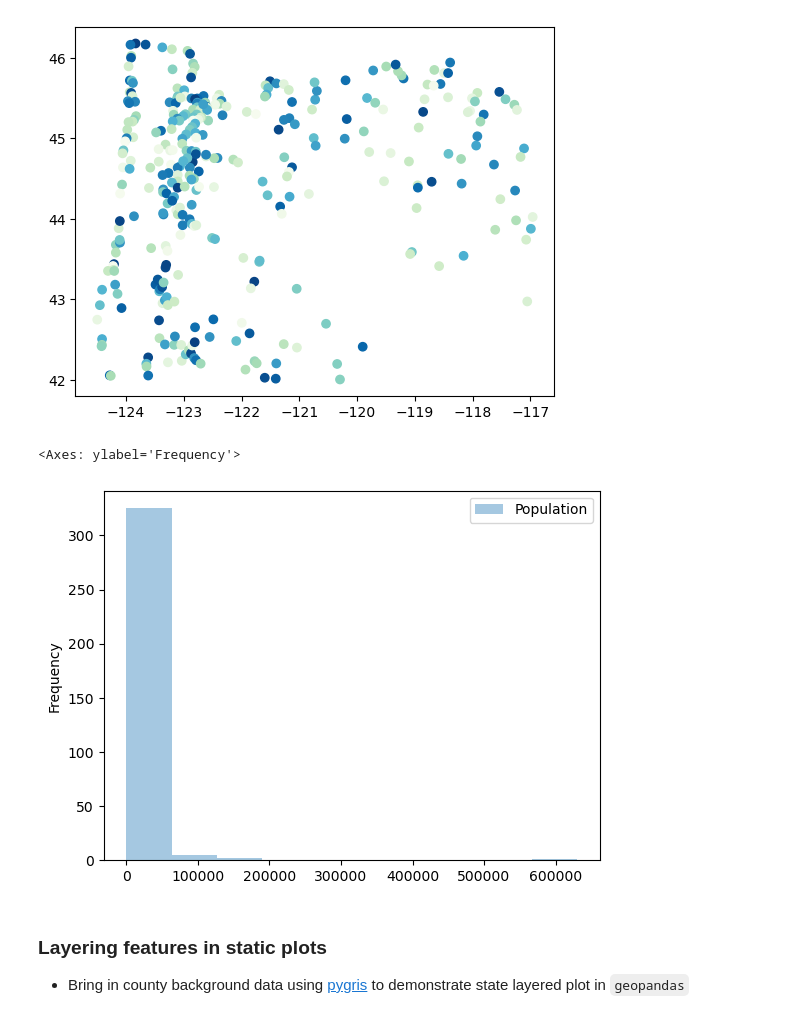
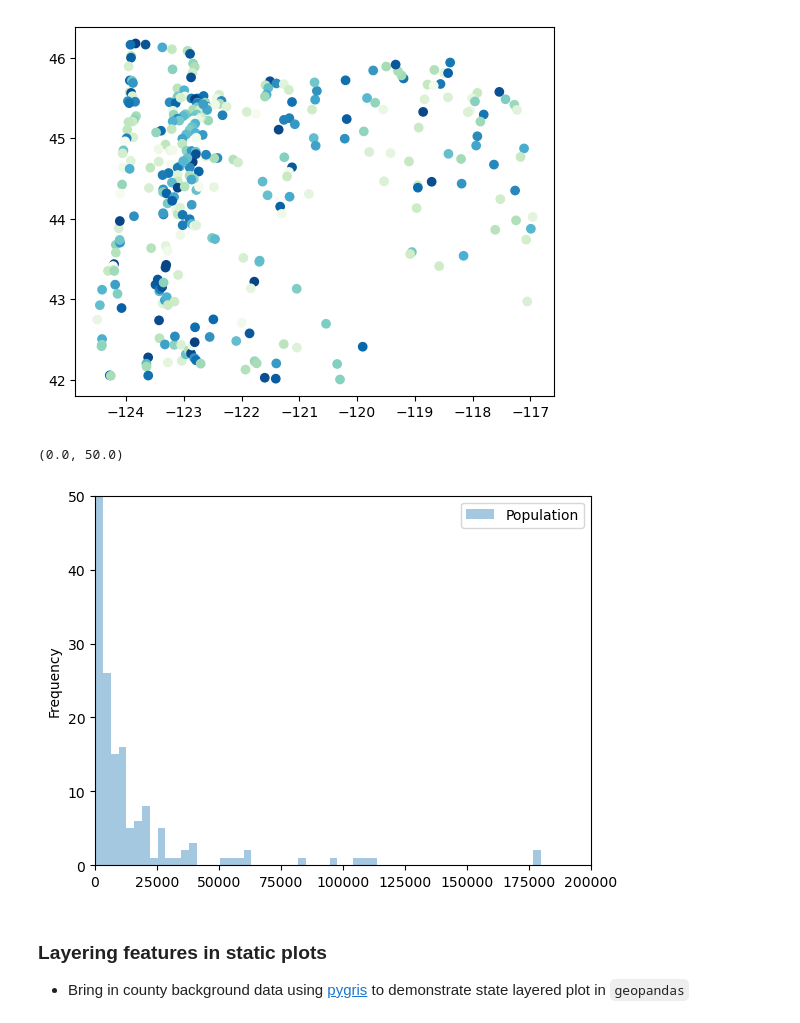
Before and after one commit to USEPA/Python_OpenSource_GIS, a Jupyter notebook: Python_OpenSource_GIS.ipynb, the cells around one changed output. Saved outputs shown, nothing was run; the diff lists cells and outputs as text; code cells hidden in the pictures.

```diff
--- a/Python_OpenSource_GIS.ipynb
+++ b/Python_OpenSource_GIS.ipynb
@@ -98,10 +92,12 @@ cities.plot(column="Population", cmap='GnBu')
 [figure]
 # %%
 cities['Population'] = cities['Population'].astype(float)
-cities[["Population", "geometry"]].plot.hist(alpha=.4)
+ax = cities[["Population", "geometry"]].plot.hist(alpha=.4, bins=200)
+ax.set_xlim(0, 200000)
+ax.set_ylim(0, 50)
 # %% [output]
-<Axes: ylabel='Frequency'>
+(0.0, 50.0)
-[figure, old version]
+[figure, new version]
 # %% [markdown]
 ### Layering features in static plots
 - Bring in county background data using [pygris](https://walker-data.com/pygris/) to demonstrate state layered plot in `geopandas`
```
Also changed, not shown: parts of 20 cells of this notebook, 1 other file.
